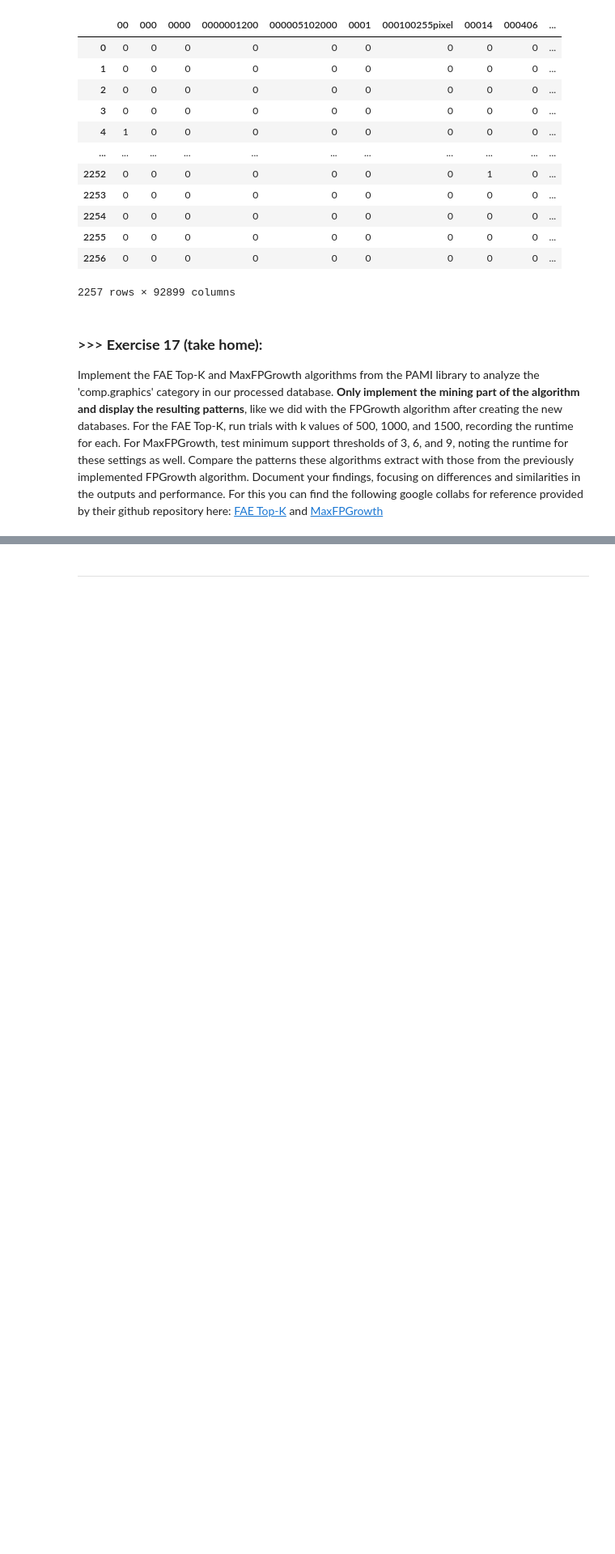
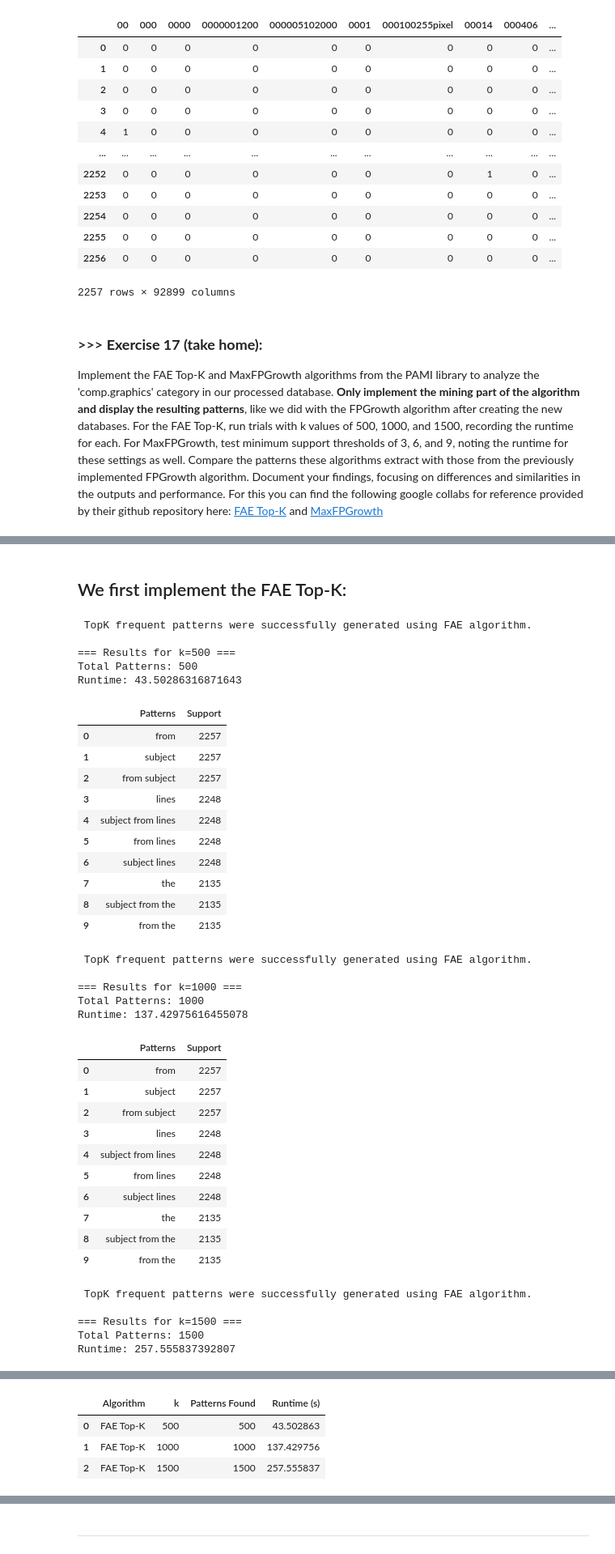
Before and after one commit to Ootje123/DM2025-Lab1-Exercise, a Jupyter notebook: DM2025-Lab1-Master.ipynb, the cells around one changed output, grey strips where cells are left out. Shown at 81% size. Cells and saved outputs as stored; diff of their text form; code cells hidden in the pictures; blank space fills up the shorter version.

```diff
--- a/DM2025-Lab1-Master.ipynb
+++ b/DM2025-Lab1-Master.ipynb
@@ -1746,0 +1766,69 @@ Implement the FAE Top-K and MaxFPGrowth algorithms from the PAMI library to anal
+# %% [markdown]
+## We first implement the FAE Top-K:
+# %%
+from PAMI.frequentPattern.topk import FAE as alg
+import pandas as pd
+
+inputFile = "comp_graphics_transactions.csv"  # Newly processed file!
+separator = ' '
+
+k_values = [500, 1000, 1500]
+results = []
+
+for kCount in k_values:
+    obj = alg.FAE(iFile=inputFile, k=kCount, sep=separator)
+    obj.mine()
+
+    frequentPatternsDF = obj.getPatternsAsDataFrame()
+    results.append({
+        'Algorithm': 'FAE Top-K',
+        'k': kCount,
+        'Patterns Found': len(frequentPatternsDF),
+        'Runtime (s)': obj.getRuntime()
+    })
+
+    print(f"\n=== Results for k={kCount} ===")
+    print("Total Patterns:", len(frequentPatternsDF))
+    print("Runtime:", obj.getRuntime())
+    display(frequentPatternsDF.head(10))
+
+results_df = pd.DataFrame(results)
+display(results_df)
+# %% [output]
+ TopK frequent patterns were successfully generated using FAE algorithm.
+
+=== Results for k=500 ===
+Total Patterns: 500
+Runtime: 43.50286316871643
+|  | Patterns | Support |
+| 0 | from | 2257 |
+| 1 | subject | 2257 |
+| 2 | from subject | 2257 |
+| 3 | lines | 2248 |
+| 4 | subject from lines | 2248 |
+| 5 | from lines | 2248 |
+| 6 | subject lines | 2248 |
+| 7 | the | 2135 |
+| 8 | subject from the | 2135 |
+| 9 | from the | 2135 |
+ TopK frequent patterns were successfully generated using FAE algorithm.
+
+=== Results for k=1000 ===
+Total Patterns: 1000
+Runtime: 137.42975616455078
+|  | Patterns | Support |
+| 0 | from | 2257 |
+| 1 | subject | 2257 |
+| 2 | from subject | 2257 |
+| 3 | lines | 2248 |
+| 4 | subject from lines | 2248 |
+| 5 | from lines | 2248 |
+| 6 | subject lines | 2248 |
+| 7 | the | 2135 |
+| 8 | subject from the | 2135 |
+| 9 | from the | 2135 |
+ TopK frequent patterns were successfully generated using FAE algorithm.
+
+=== Results for k=1500 ===
+Total Patterns: 1500
+Runtime: 257.555837392807
@@ -1746,0 +1846,4 @@ Implement the FAE Top-K and MaxFPGrowth algorithms from the PAMI library to anal
+|  | Algorithm | k | Patterns Found | Runtime (s) |
+| 0 | FAE Top-K | 500 | 500 | 43.502863 |
+| 1 | FAE Top-K | 1000 | 1000 | 137.429756 |
+| 2 | FAE Top-K | 1500 | 1500 | 257.555837 |
```
Also changed, not shown: parts of 24 cells of this notebook.
